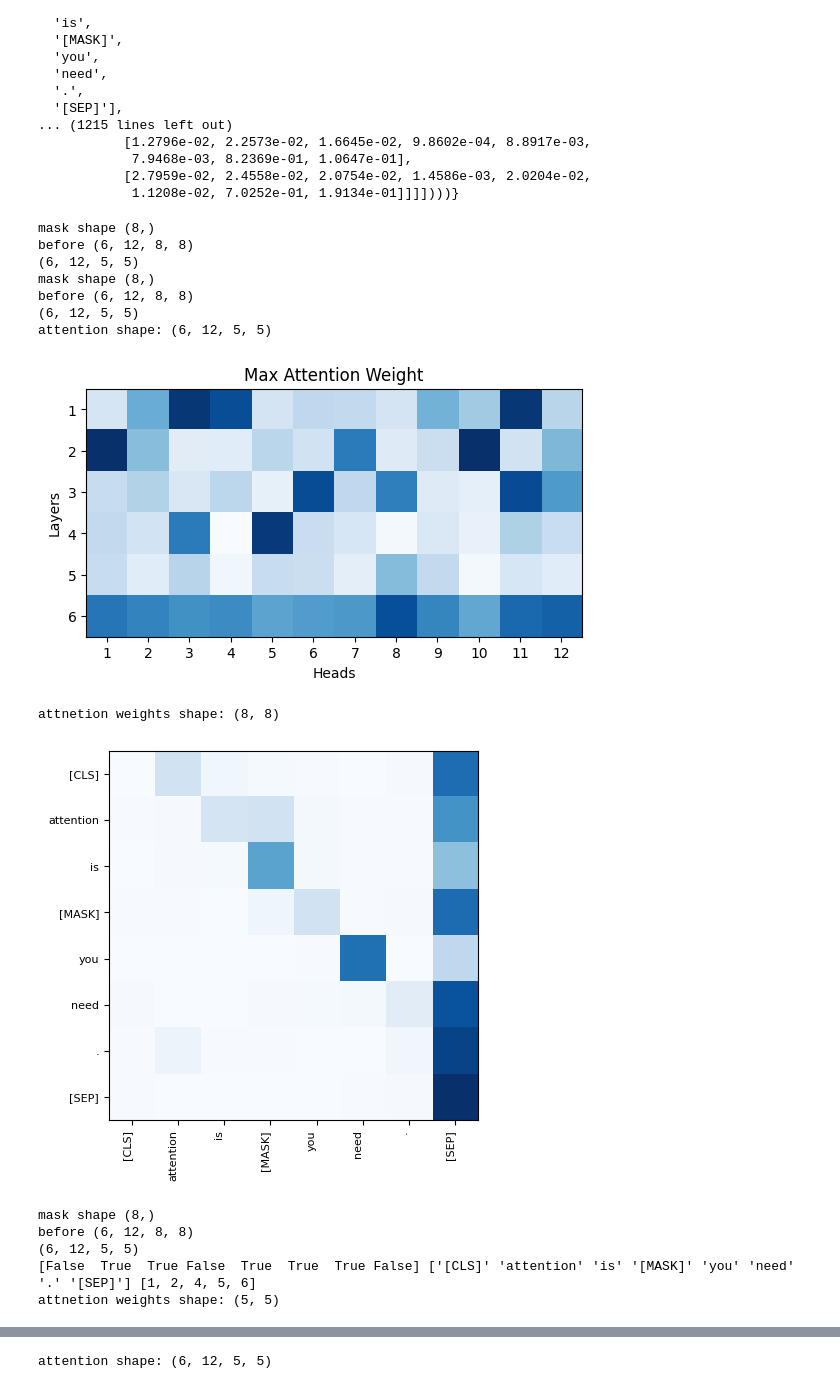
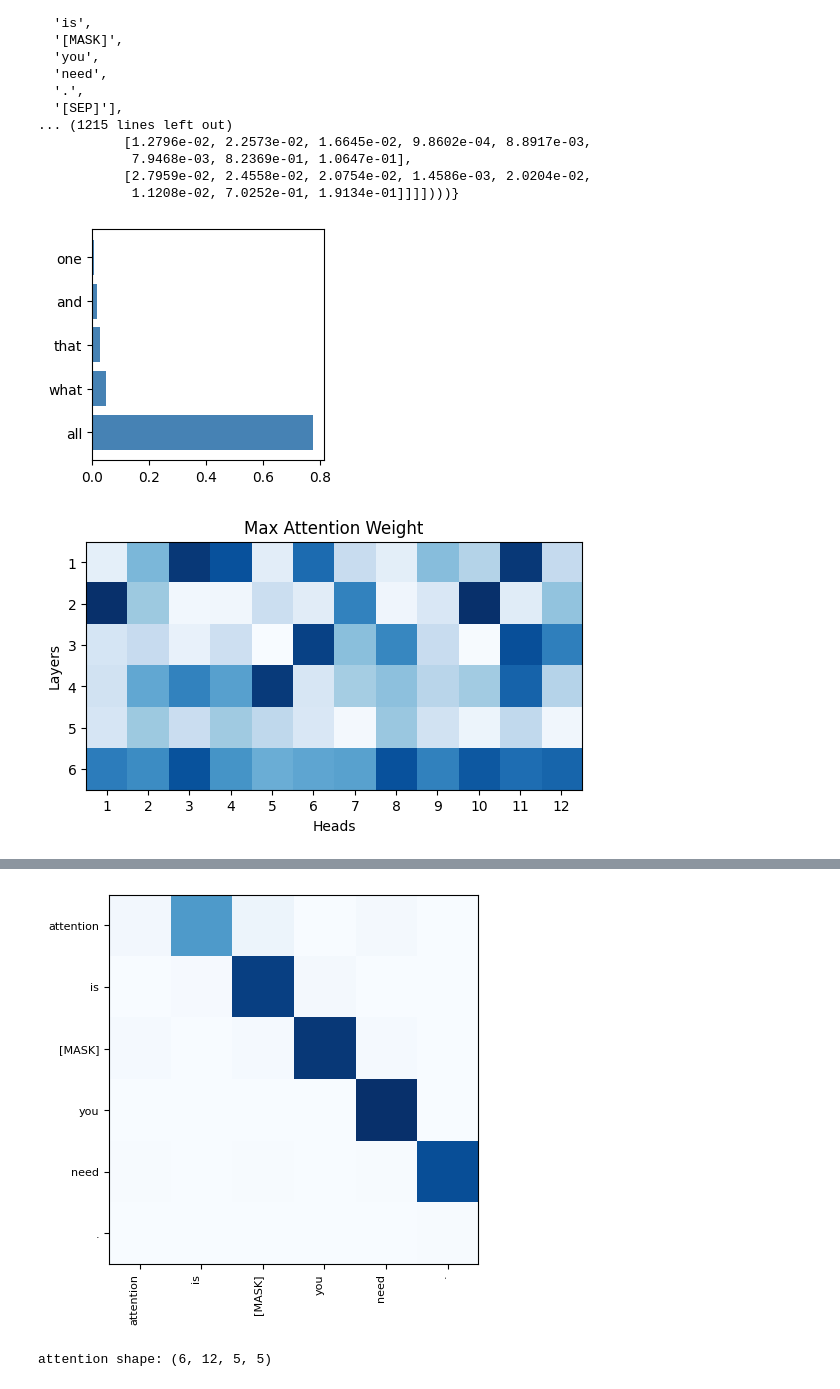
Before and after one commit to insdout/BertAttentionViz, a Jupyter notebook: dev.ipynb, the cells around one changed output, grey strips where cells are left out. Cells and saved outputs as stored; diff of their text form; code cells hidden in the pictures.

```diff
--- a/dev.ipynb
+++ b/dev.ipynb
@@ -487,7 +487,7 @@ tensor([[72, 10],
 # %%
 from src.model import get_pipeline_wrapper
 
-text = "Attention is [MASK] you need."
+text = "Attention is [MASK] you [MASK]."
 #text = "Attention is all you need."
 pipe = get_pipeline_wrapper()
 # %%
@@ -541,18 +541,13 @@ import torch
 
 def remove_special_tokens(outputs):
     attention_weights = np.stack([layer_weights.detach().cpu().numpy().squeeze() for layer_weights in outputs['outputs']['attentions']])
-    # attention_weights shape: 6, 12, num_tokens, num_tokens
-    # input tokens shape: num_tokens
     input_tokens = outputs['input_tokens'].cpu().numpy()
-    special_tokens = {101, 102, 103}
+    special_tokens = {101, 102}
     # Create a mask to identify special tokens
     mask = np.isin(input_tokens, list(special_tokens))
-    print('mask shape', mask.shape)
-    print('before', attention_weights.shape)
     # Negate the mask to exclude special tokens
     attention_weights_no_special = attention_weights[:, :, ~mask, :]
     attention_weights_no_special = attention_weights_no_special[:, :, :, ~mask]
-    print(attention_weights_no_special.shape)
     return attention_weights_no_special, ~mask
 
 
@@ -561,50 +556,53 @@ def plot_all_attentions(outputs, include_special_tokens=True):
         attention_weights = np.stack([layer_weights.detach().cpu().numpy().squeeze() for layer_weights in outputs['outputs']['attentions']])
     else:
         attention_weights, _ = remove_special_tokens(outputs)
-    print(f'attention shape: {attention_weights.shape}')
     max_attentions = np.max(attention_weights, axis=(-1, -2))
     plt.imshow(max_attentions, cmap='Blues')
     plt.yticks(range(attention_weights.shape[0]), range(1, attention_weights.shape[0]+1))
     plt.xticks(range(attention_weights.shape[1]), range(1, attention_weights.shape[1]+1))
     plt.xlabel('Heads')
     plt.ylabel('Layers')
     plt.title('Max Attention Weight')
     plt.show()
 
 def plot_attention(outputs, layer, head, include_special_tokens=True):
     attention_weights = np.stack([layer_weights.detach().cpu().numpy().squeeze() for layer_weights in outputs['outputs']['attentions']])[layer][head]
     words = np.array(outputs['input_words'])
 
     if not include_special_tokens:
         attention_weights, mask = remove_special_tokens(outputs)
         attention_weights = attention_weights[layer][head]
-        print(mask, words, list(np.nonzero(mask)[0]))
         words = words[mask]
 
-    print(f'attnetion weights shape: {attention_weights.shape}')
     plt.imshow(attention_weights, cmap='Blues')
     plt.xticks(range(len(words)), words, rotation=90, ha='right', fontsize=8)
     plt.yticks(range(len(words)), words, rotation=0, ha='right', fontsize=8)
     plt.show()
 
+def plot_top_k(outputs):
+    top_k_words = np.array(outputs['top_k_words'])
+    top_k_probs = outputs['top_k_probs'].detach().cpu().numpy()
+    if top_k_words.ndim > 1:
+        n_plots = top_k_words.shape[0]
+    else:
+        top_k_probs = np.expand_dims(top_k_probs, 0)
+        top_k_words = np.expand_dims(top_k_words, 0)
+        n_plots = 1
+
+    fig, ax = plt.subplots(n_plots, figsize=(3, 3))
+    if n_plots == 1:
+        ax.barh(top_k_words[0], top_k_probs[0], align='center', color='steelblue')
+    else:
+        for i in range(n_plots):
+            ax[i].barh(top_k_probs[i], top_k_words[i], align='center')
+    plt.show()
+
 remove_special_tokens(outputs)
+plot_top_k(outputs)
 plot_all_attentions(outputs, include_special_tokens=False)
 plot_attention(outputs, 3, 2, include_special_tokens=True)
 plot_attention(outputs, 3, 2, include_special_tokens=False)
-plot_attention(outputs, 5, 2, include_special_tokens=False)
+plot_attention(outputs, 0, 10, include_special_tokens=False)
 # %% [output]
-mask shape (8,)
-before (6, 12, 8, 8)
-(6, 12, 5, 5)
-mask shape (8,)
-before (6, 12, 8, 8)
-(6, 12, 5, 5)
-attention shape: (6, 12, 5, 5)
-[figure, old version]
+[figure, new version]
-attnetion weights shape: (8, 8)
-[figure, old version]
+[figure, new version]
-mask shape (8,)
-before (6, 12, 8, 8)
-(6, 12, 5, 5)
-[False  True  True False  True  True  True False] ['[CLS]' 'attention' 'is' '[MASK]' 'you' 'need' '.' '[SEP]'] [1, 2, 4, 5, 6]
-attnetion weights shape: (5, 5)
@@ -618,3 +611,4 @@ attnetion weights shape: (5, 5)
+[figure, added]
 # %%
 import matplotlib.pyplot as plt
 import numpy as np
```
Also changed, not shown: parts of 3 cells of this notebook, 2 other files.
